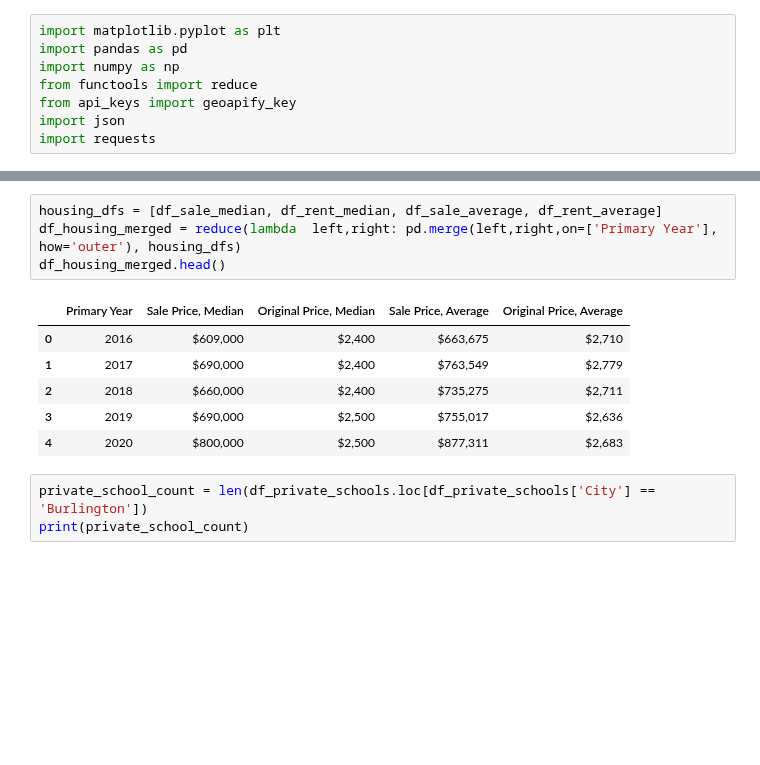
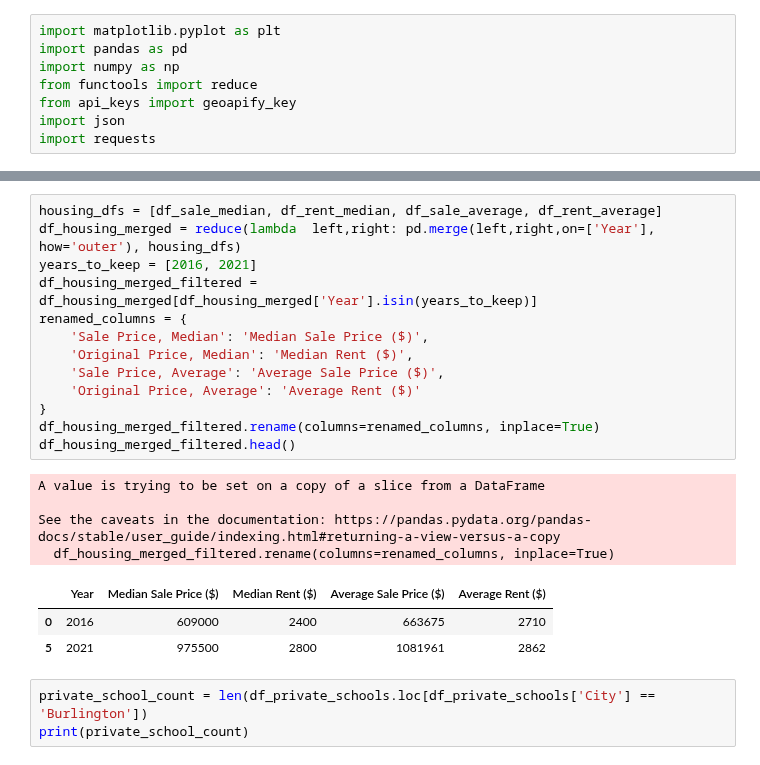
Before and after one commit to MaisieDeGraaf/oakville-housing-analysis, a Jupyter notebook: Burlington_Data_2021.ipynb, the cells around one changed output, grey strips where cells are left out. Cells and saved outputs as stored; diff of their text form; blank space fills up the shorter version.

```diff
--- a/Burlington_Data_2021.ipynb
+++ b/Burlington_Data_2021.ipynb
@@ -32,15 +40,25 @@ df_public_schools.sample(3)
 3 rows × 49 columns
 # %%
 housing_dfs = [df_sale_median, df_rent_median, df_sale_average, df_rent_average]
-df_housing_merged = reduce(lambda  left,right: pd.merge(left,right,on=['Primary Year'], how='outer'), housing_dfs)
-df_housing_merged.head()
+df_housing_merged = reduce(lambda  left,right: pd.merge(left,right,on=['Year'], how='outer'), housing_dfs)
+years_to_keep = [2016, 2021]
+df_housing_merged_filtered = df_housing_merged[df_housing_merged['Year'].isin(years_to_keep)]
+renamed_columns = {
+    'Sale Price, Median': 'Median Sale Price ($)',
+    'Original Price, Median': 'Median Rent ($)',
+    'Sale Price, Average': 'Average Sale Price ($)',
+    'Original Price, Average': 'Average Rent ($)'
+}
+df_housing_merged_filtered.rename(columns=renamed_columns, inplace=True)
+df_housing_merged_filtered.head()
 # %% [output]
+A value is trying to be set on a copy of a slice from a DataFrame
+
+See the caveats in the documentation: https://pandas.pydata.org/pandas-docs/stable/user_guide/indexing.html#returning-a-view-versus-a-copy
+  df_housing_merged_filtered.rename(columns=renamed_columns, inplace=True)
-|  | Primary Year | Sale Price, Median | Original Price, Median | Sale Price, Average | Original Price, Average |
-| 0 | 2016 | $609,000 | $2,400 | $663,675 | $2,710 |
-| 1 | 2017 | $690,000 | $2,400 | $763,549 | $2,779 |
-| 2 | 2018 | $660,000 | $2,400 | $735,275 | $2,711 |
-| 3 | 2019 | $690,000 | $2,500 | $755,017 | $2,636 |
-| 4 | 2020 | $800,000 | $2,500 | $877,311 | $2,683 |
+|  | Year | Median Sale Price ($) | Median Rent ($) | Average Sale Price ($) | Average Rent ($) |
+| 0 | 2016 | 609000 | 2400 | 663675 | 2710 |
+| 5 | 2021 | 975500 | 2800 | 1081961 | 2862 |
 # %%
 private_school_count = len(df_private_schools.loc[df_private_schools['City'] == 'Burlington'])
 print(private_school_count)
```
Also changed, not shown: parts of 11 cells of this notebook, 8 other files.
